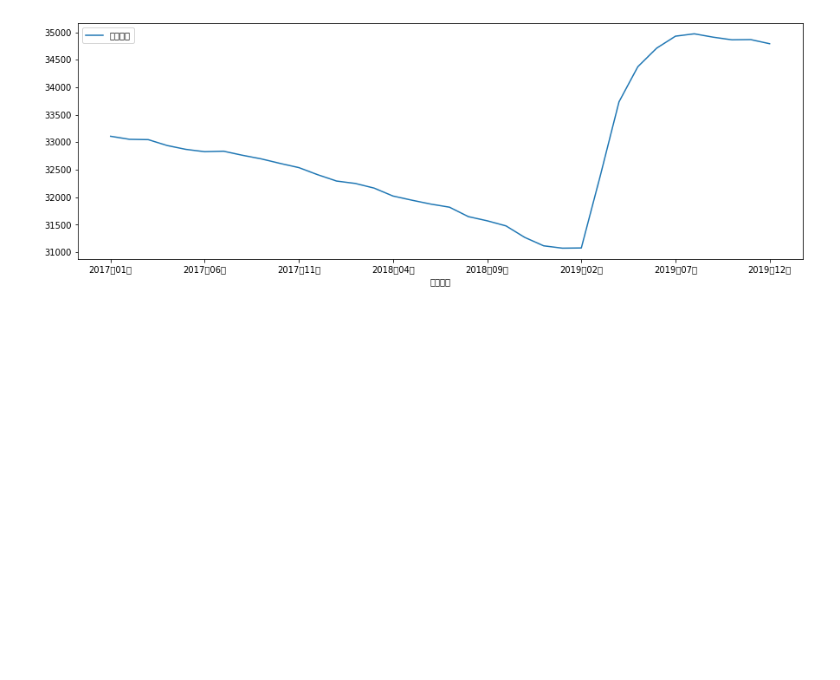
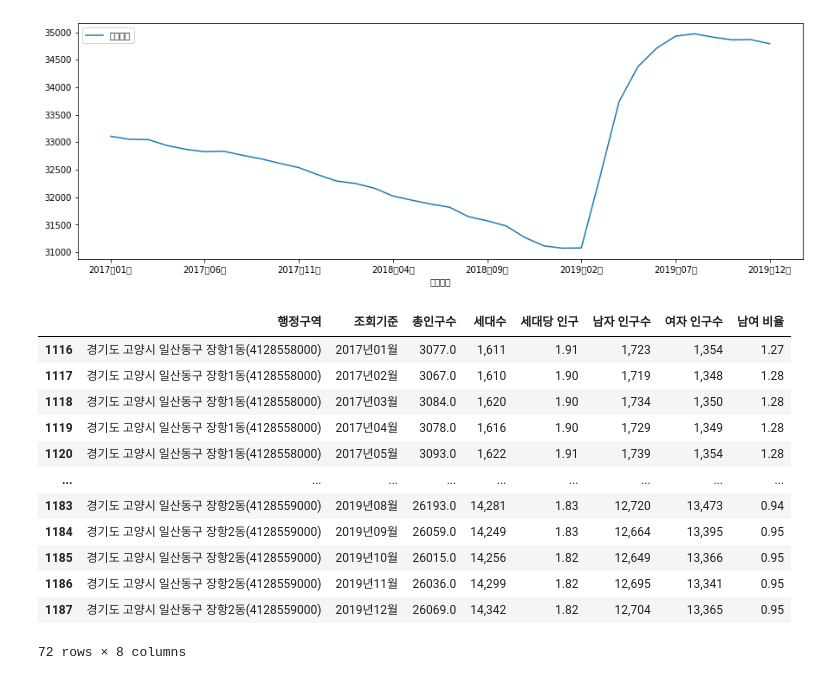
Before and after one commit to KIM-CHAEYOUNG/PROJECT_bike_station, a Jupyter notebook: 02_인구통계.ipynb, the cells around one changed output. Cells and saved outputs as stored; diff of their text form; code cells hidden in the pictures; blank space fills up the shorter version.

```diff
--- a/02_인구통계.ipynb
+++ b/02_인구통계.ipynb
@@ -194,3 +194,20 @@ population_dae.plot(x='조회기준', y='총인구수', kind='line', figsize=(15
 # %% [output]
 <matplotlib.axes._subplots.AxesSubplot at 0x...>
 [figure]
+# %%
+population_jang = population.loc[population['행정구역'].str.contains('장항', na=False)]
+population_jang
+# %% [output]
+|  | 행정구역 | 조회기준 | 총인구수 | 세대수 | 세대당 인구 | 남자 인구수 | 여자 인구수 | 남여 비율 |
+| 1116 | 경기도 고양시 일산동구 장항1동(4128558000) | 2017년01월 | 3077.0 | 1,611 | 1.91 | 1,723 | 1,354 | 1.27 |
+| 1117 | 경기도 고양시 일산동구 장항1동(4128558000) | 2017년02월 | 3067.0 | 1,610 | 1.90 | 1,719 | 1,348 | 1.28 |
+| 1118 | 경기도 고양시 일산동구 장항1동(4128558000) | 2017년03월 | 3084.0 | 1,620 | 1.90 | 1,734 | 1,350 | 1.28 |
+| 1119 | 경기도 고양시 일산동구 장항1동(4128558000) | 2017년04월 | 3078.0 | 1,616 | 1.90 | 1,729 | 1,349 | 1.28 |
+| 1120 | 경기도 고양시 일산동구 장항1동(4128558000) | 2017년05월 | 3093.0 | 1,622 | 1.91 | 1,739 | 1,354 | 1.28 |
+| ... | ... | ... | ... | ... | ... | ... | ... | ... |
+| 1183 | 경기도 고양시 일산동구 장항2동(4128559000) | 2019년08월 | 26193.0 | 14,281 | 1.83 | 12,720 | 13,473 | 0.94 |
+| 1184 | 경기도 고양시 일산동구 장항2동(4128559000) | 2019년09월 | 26059.0 | 14,249 | 1.83 | 12,664 | 13,395 | 0.95 |
+| 1185 | 경기도 고양시 일산동구 장항2동(4128559000) | 2019년10월 | 26015.0 | 14,256 | 1.82 | 12,649 | 13,366 | 0.95 |
+| 1186 | 경기도 고양시 일산동구 장항2동(4128559000) | 2019년11월 | 26036.0 | 14,299 | 1.82 | 12,695 | 13,341 | 0.95 |
+| 1187 | 경기도 고양시 일산동구 장항2동(4128559000) | 2019년12월 | 26069.0 | 14,342 | 1.82 | 12,704 | 13,365 | 0.95 |
+72 rows × 8 columns
```
Also changed, not shown: parts of 9 cells of this notebook.
